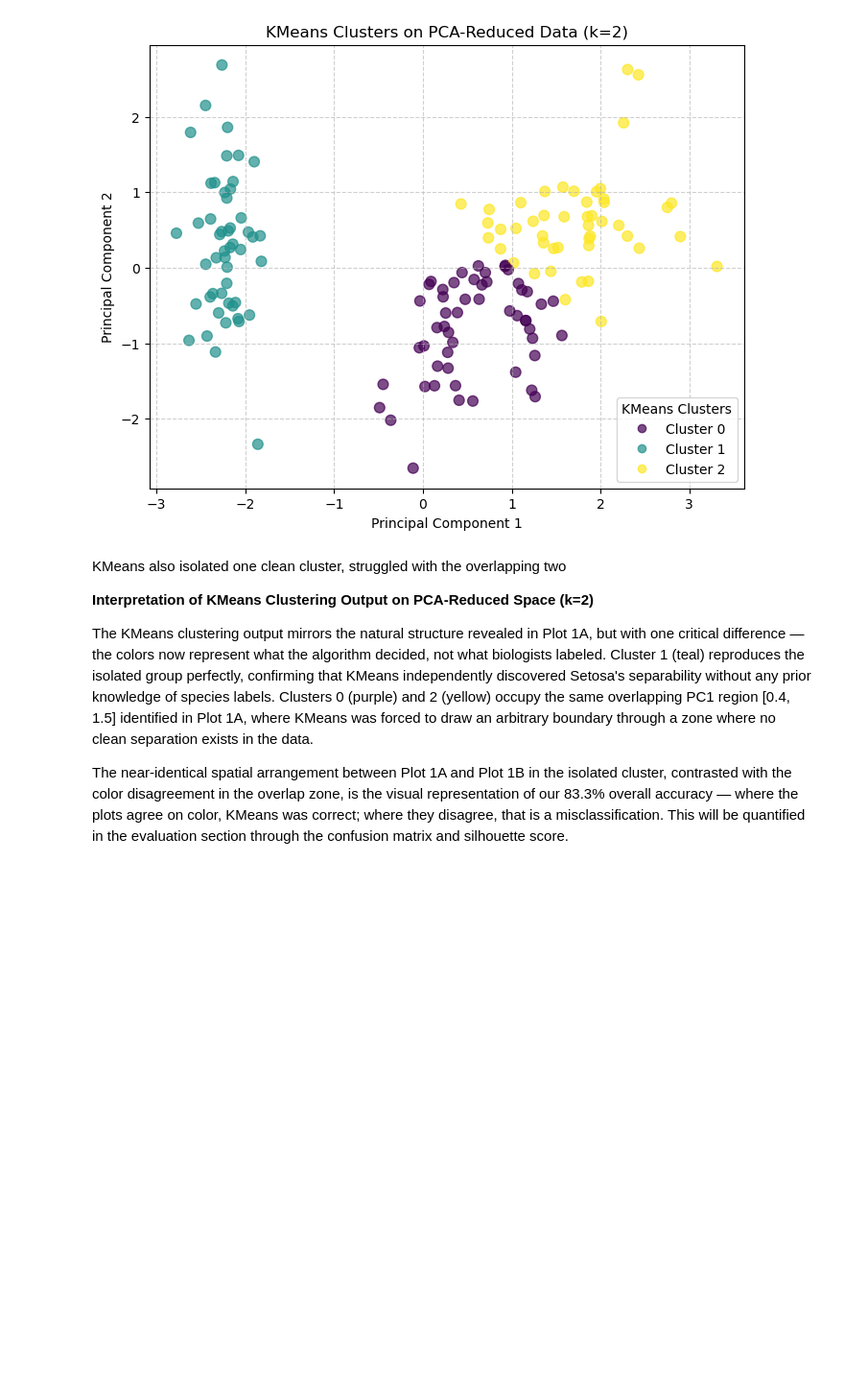
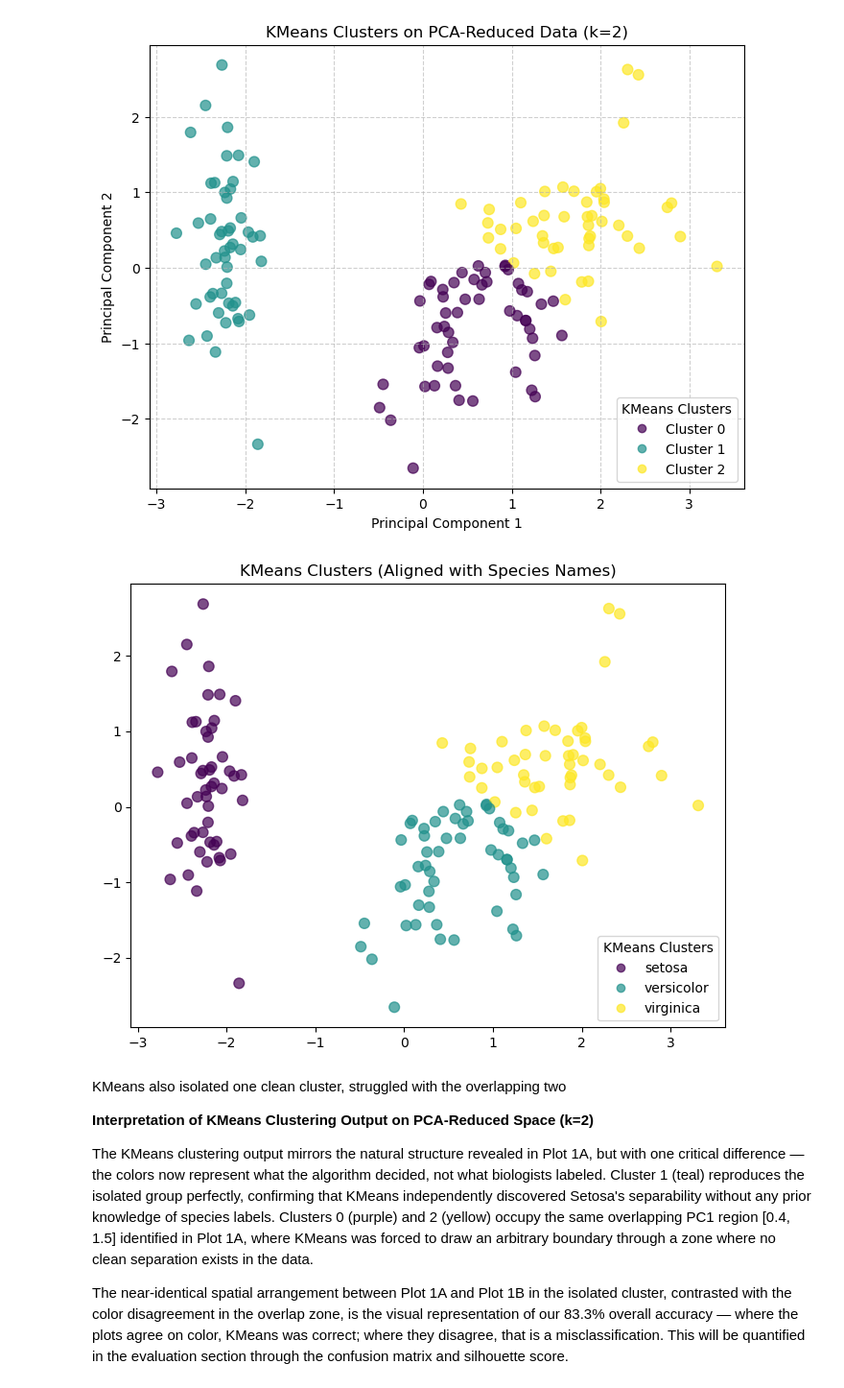
Before and after one commit to thaopham98/DataScience, a Jupyter notebook: python_analysis/A9-Dimentional Reduction.ipynb, the cells around one changed output. Shown at 96% size. Saved outputs shown, nothing was run; the diff lists cells and outputs as text; code cells hidden in the pictures; blank space fills up the shorter version.

Commit message:
Update Plots

```diff
--- a/python_analysis/A9-Dimentional Reduction.ipynb
+++ b/python_analysis/A9-Dimentional Reduction.ipynb
@@ -828,6 +831,27 @@ plt.grid(True, linestyle='--', alpha=0.6)
 plt.show()
 # %% [output]
 [figure]
+# %%
+# 1. Run your evaluation to get the 'remapped_labels'
+# This translates Cluster IDs to Species IDs
+evaluation_results = evaluation_v2(X_reduced2, labels2, model_2, data.target)
+aligned_labels = evaluation_results['remapped_labels']
+
+# 2. Now plot using the ALIGNED labels
+plt.figure(figsize=(8, 6))
+
+scatter = plt.scatter(X_reduced2[:, 0], X_reduced2[:, 1],
+                    c=aligned_labels,  # <--- Use the ALIGNED labels, not labels2
+                    s=60,
+                    cmap='viridis',
+                    alpha=0.7)
+
+# Now your legend names will actually MATCH the colors
+plt.legend(handles=scatter.legend_elements()[0], labels=data.target_names.tolist(), title="KMeans Clusters")
+plt.title("KMeans Clusters (Aligned with Species Names)")
+plt.show()
+# %% [output]
+[figure, added]
 # %% [markdown]
 KMeans also isolated one clean cluster, struggled with the overlapping two
 
```
Also changed, not shown: parts of 10 cells of this notebook.
